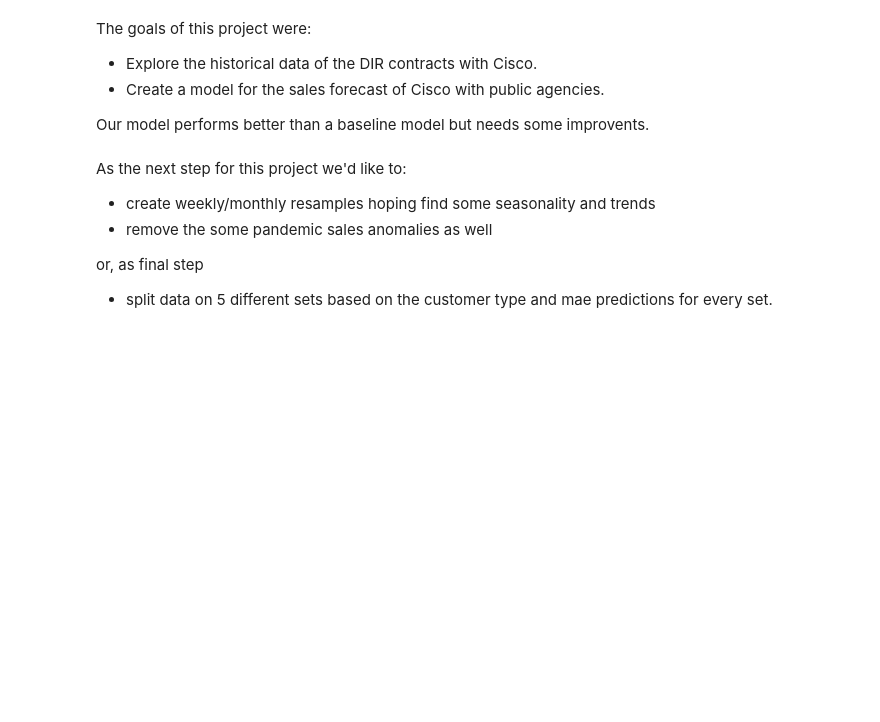
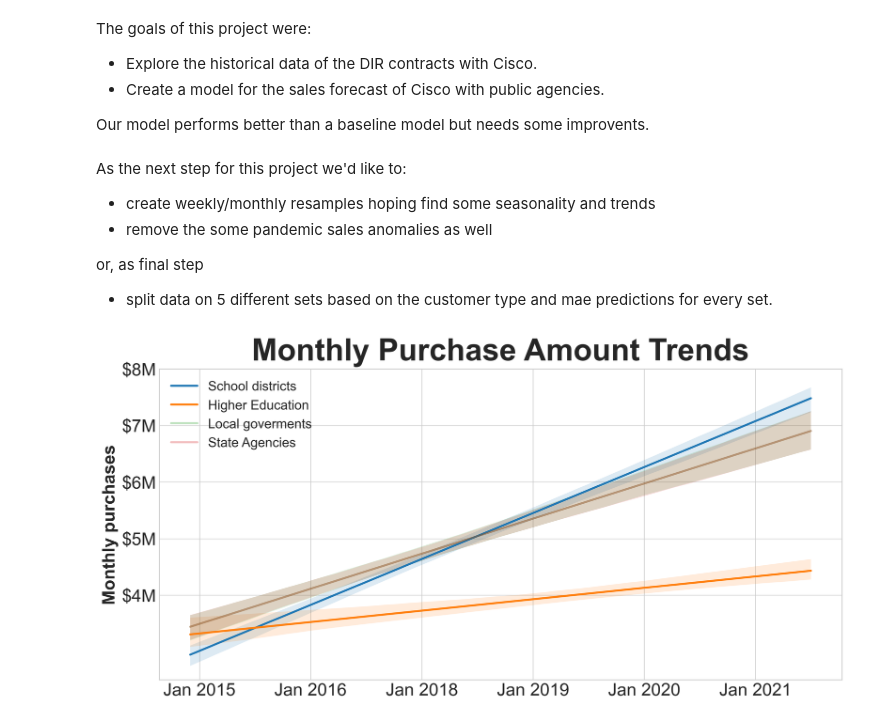
Before and after one commit to The-Real-MVPs/cisco-time-series-analysis, a Jupyter notebook: yvette_ibarra/draft_final_notebook-Copy1.ipynb, the cells around one changed output. Cells and saved outputs as stored; diff of their text form; code cells hidden in the pictures; blank space fills up the shorter version.

```diff
--- a/yvette_ibarra/draft_final_notebook-Copy1.ipynb
+++ b/yvette_ibarra/draft_final_notebook-Copy1.ipynb
@@ -100,7 +89,7 @@ The original data contains the accounting information about every transaction wh
 Before we jump into Data Exploration, let's have a look at the customer types represented in our data. We can see that most orders are made by Local Goverments, followed by  Independent School Districts, Higher Education Institutions and State Agencies. Other public agencies make only 0.6% orders.
 # %%
 ##### get the data
-df = s.get_summary_df(wr.get_clean_data(start2018=True))
+df = s.get_summary_df(wr.get_clean_data(start2018=False))
 # define target vaiable
 target = 'purchase_amount'
 #### split into train, validate, test sets
@@ -529,0 +519,17 @@ or, as final step
+# %%
+start2018_ = wr.get_start2018()
+# declaring global variables
+df = s.get_summary_df(wr.get_clean_data(start2018=False))
+df = wr.drop2017_and_move2016_up(df)
+train, _ = wr.split_data(df)
+# show df from 2018 for negative higher education trend
+df2018 = s.get_summary_df(wr.get_clean_data(start2018=True))
+train2018, _ = wr.split_data(df2018)
+
+y_daily = train.purchase_amount.resample('D').sum()
+y_weekly = train.purchase_amount.resample('W').sum()
+y_monthly = train.purchase_amount.resample('M').sum()
+
+k_12, local_gov, state_agency, higher_ed, other = wr.create_customertype_subgroups(train)
+
+_, _, _, higher_ed2018, _ = wr.create_customertype_subgroups(train2018)
@@ -529,0 +638,34 @@ or, as final step
+# %%
+def show_all_trends():
+    '''
+    show monthly trends for all customer types except 'others'
+    '''
+    plt.figure(figsize = (12,6))
+    k12_trend = decomposition_k_12m.trend
+    hedu_trend = decomposition_higher_ed_m.trend
+    loc_gov_trend = decomposition_local_gov_m.trend
+    state_agency_trend = decomposition_state_agency_m.trend
+
+    overall_trend = decomposition_m.trend
+    # create time dummies
+    time_dummy = decomposition_m.time_dummy
+    ax = sns.regplot(x=time_dummy, y=k12_trend, scatter=False, label='School districts')
+    ax = sns.regplot(x=time_dummy, y=hedu_trend, scatter=False, label='Higher Education')
+    ax = sns.regplot(x=time_dummy, y=loc_gov_trend, scatter=False, label='Local goverments', line_kws={'alpha':0.3})
+    ax = sns.regplot(x=time_dummy, y=state_agency_trend, scatter=False, label='State Agencies', line_kws={'alpha':0.3})
+
+
+    ax.set(xticks=[7, 19, 31, 43, 55, 67])
+    ax.set(xticklabels=['Jan 2015', 'Jan 2016', 'Jan 2018', 'Jan 2019', 'Jan 2020', 'Jan 2021'])
+    plt.xlabel(None)
+    ax.set(yticks=[4_000_000, 5_000_000, 6_000_000, 7_000_000, 8_000_000])
+    ax.set(yticklabels=['$4M', '$5M', '$6M', '$7M', '$8M'])
+    plt.ylabel('Monthly purchases',fontsize=20)
+    plt.yticks(fontsize=20)
+    plt.legend(fontsize=15)
+    plt.title('Monthly Purchase Amount Trends',fontsize=35)
+    plt.xticks(fontsize=20)
+    plt.show()
+show_all_trends()
+# %% [output]
+[figure, added]
```
Also changed, not shown: parts of 12 cells of this notebook.
